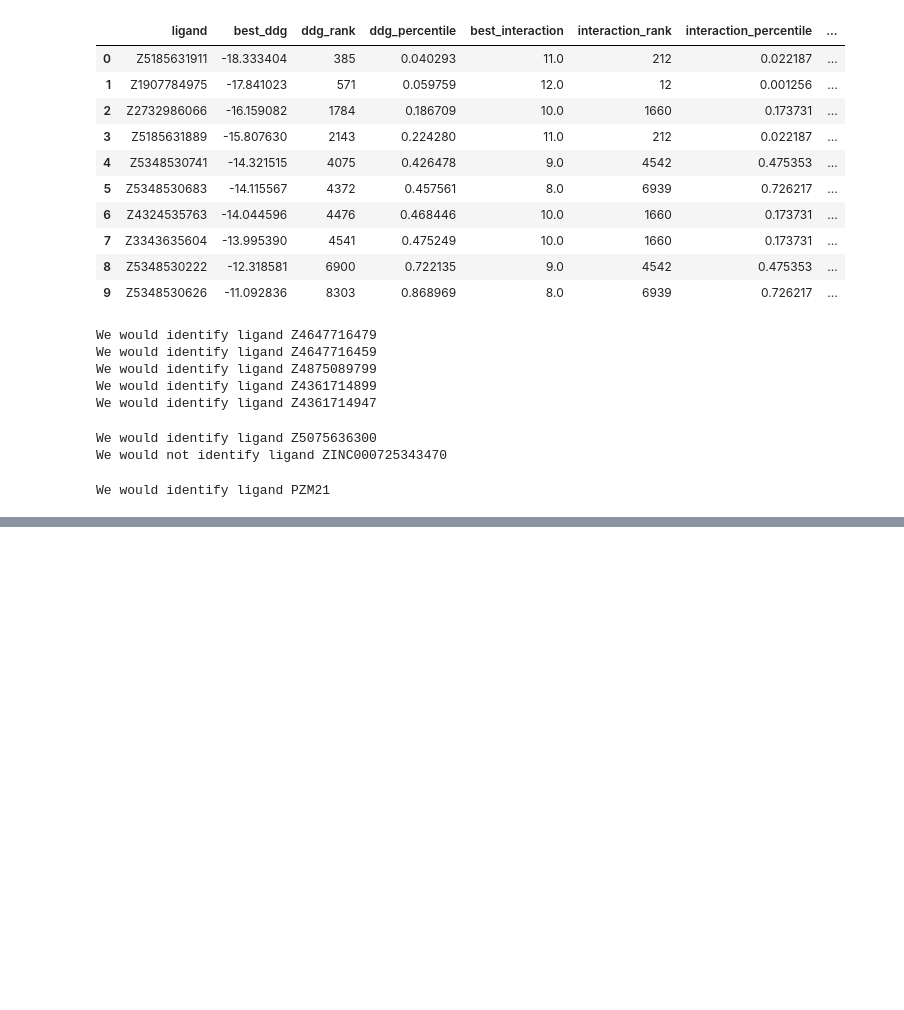
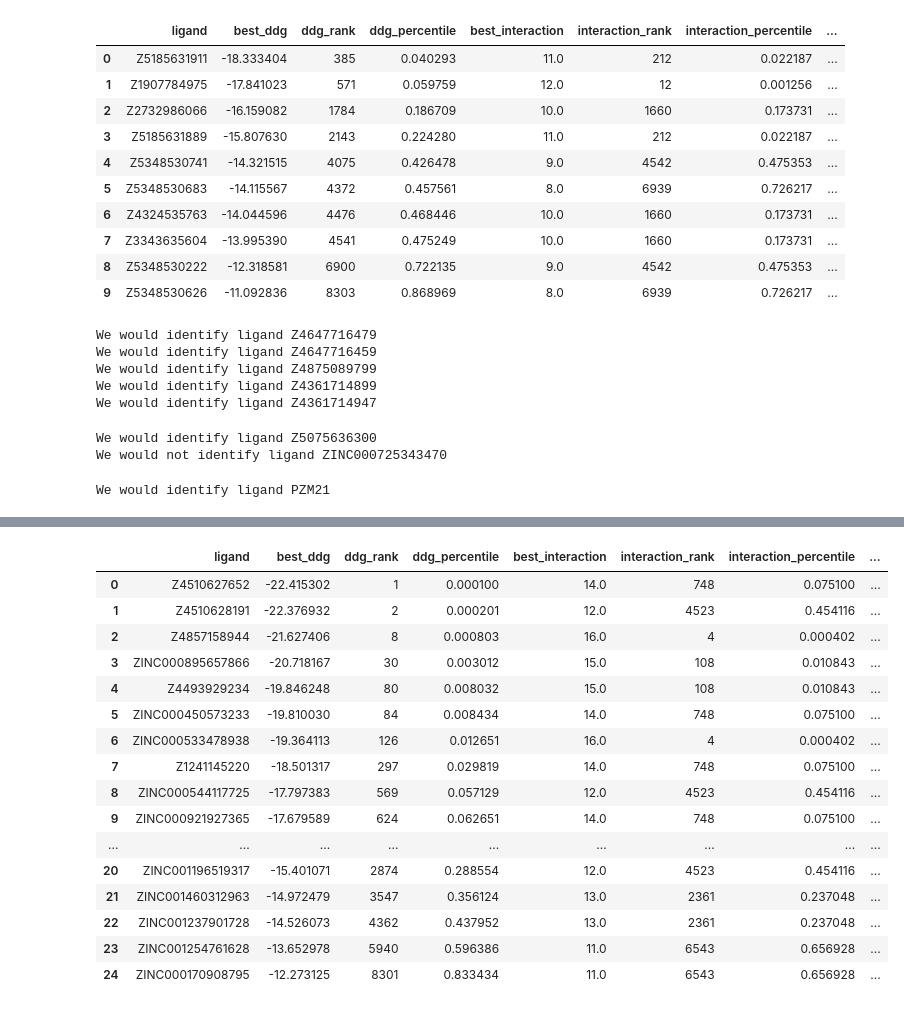
Before and after one commit to toadlover/ginsparg_thymelab_thesis, a Jupyter notebook: jupyter_notebooks/figure_making/replicating_other_publications/all_publication_aggregate_data.ipynb, the cells around one changed output, grey strips where cells are left out. Cells and saved outputs as stored; diff of their text form; code cells hidden in the pictures; blank space fills up the shorter version.

```diff
--- a/jupyter_notebooks/figure_making/replicating_other_publications/all_publication_aggregate_data.ipynb
+++ b/jupyter_notebooks/figure_making/replicating_other_publications/all_publication_aggregate_data.ipynb
@@ -369,3 +487,23 @@ We would identify ligand PZM21
+# %%
+df
+# %% [output]
+|  | ligand | best_ddg | ddg_rank | ddg_percentile | best_interaction | interaction_rank | interaction_percentile | ... |
+| 0 | Z4510627652 | -22.415302 | 1 | 0.000100 | 14.0 | 748 | 0.075100 | ... |
+| 1 | Z4510628191 | -22.376932 | 2 | 0.000201 | 12.0 | 4523 | 0.454116 | ... |
+| 2 | Z4857158944 | -21.627406 | 8 | 0.000803 | 16.0 | 4 | 0.000402 | ... |
+| 3 | ZINC000895657866 | -20.718167 | 30 | 0.003012 | 15.0 | 108 | 0.010843 | ... |
+| 4 | Z4493929234 | -19.846248 | 80 | 0.008032 | 15.0 | 108 | 0.010843 | ... |
+| 5 | ZINC000450573233 | -19.810030 | 84 | 0.008434 | 14.0 | 748 | 0.075100 | ... |
+| 6 | ZINC000533478938 | -19.364113 | 126 | 0.012651 | 16.0 | 4 | 0.000402 | ... |
+| 7 | Z1241145220 | -18.501317 | 297 | 0.029819 | 14.0 | 748 | 0.075100 | ... |
+| 8 | ZINC000544117725 | -17.797383 | 569 | 0.057129 | 12.0 | 4523 | 0.454116 | ... |
+| 9 | ZINC000921927365 | -17.679589 | 624 | 0.062651 | 14.0 | 748 | 0.075100 | ... |
+| ... | ... | ... | ... | ... | ... | ... | ... | ... |
+| 20 | ZINC001196519317 | -15.401071 | 2874 | 0.288554 | 12.0 | 4523 | 0.454116 | ... |
+| 21 | ZINC001460312963 | -14.972479 | 3547 | 0.356124 | 13.0 | 2361 | 0.237048 | ... |
+| 22 | ZINC001237901728 | -14.526073 | 4362 | 0.437952 | 13.0 | 2361 | 0.237048 | ... |
+| 23 | ZINC001254761628 | -13.652978 | 5940 | 0.596386 | 11.0 | 6543 | 0.656928 | ... |
+| 24 | ZINC000170908795 | -12.273125 | 8301 | 0.833434 | 11.0 | 6543 | 0.656928 | ... |
 # %%
 #stacked bar plot to show the number of ligands that would be/would not be identified from each publication
 # Plot
```
Also changed, not shown: parts of 15 cells of this notebook, 7 other files.
